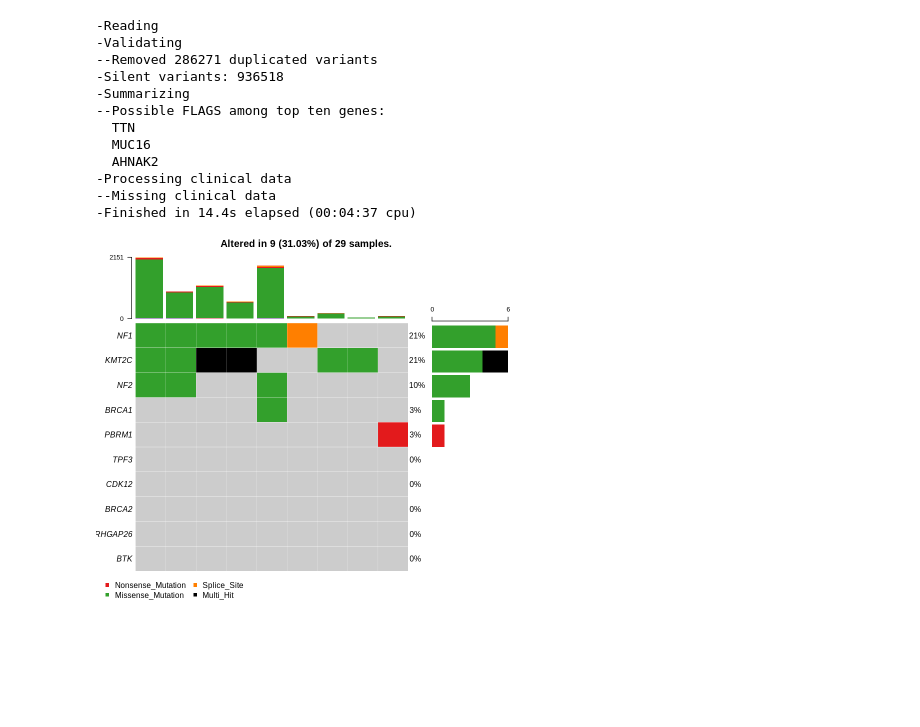
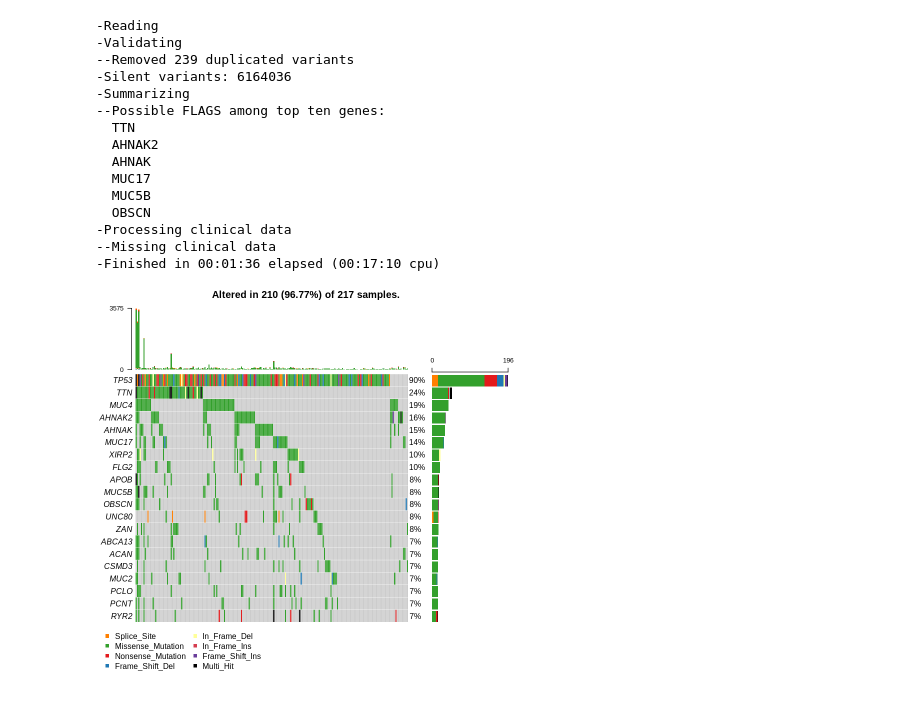
Before and after one commit to shahcompbio/wgs_qc_utils, a Jupyter notebook: wgs_qc_utils/plotter/oncoplot_code.ipynb, the cells around one changed output. Cells and saved outputs as stored; diff of their text form; code cells hidden in the pictures; blank space fills up the shorter version.

```diff
--- a/wgs_qc_utils/plotter/oncoplot_code.ipynb
+++ b/wgs_qc_utils/plotter/oncoplot_code.ipynb
@@ -1,4 +1,10 @@
 # %%
+# if (!requireNamespace("BiocManager", quietly = TRUE))
+#     install.packages("BiocManager")
+
+# BiocManager::install("ComplexHeatmap")
+
+library(ComplexHeatmap)
 library(maftools);
 library(R.utils);
 
@@ -7,30 +13,34 @@ apollo_maf = "/juno/work/shah/users/vatrtwaa/cbioportal_tools/example/apollo_out
 
 spectrum_maf = "/juno/work/shah/users/vatrtwaa/cbioportal_tools/example/diljot_outputs/data_mutations_extended.maf"
 
-spectrum_laml = read.maf(maf = spectrum_maf);
+# spectrum_laml = read.maf(maf = spectrum_maf);
 
-spectrum_data = read.csv(spectrum_maf, sep="\t")
+apollo_laml = read.maf(maf = apollo_maf);
 
 
-# apollo_laml = read.maf(maf = apollo_maf);
 
-# apollo_data = read.csv(apollo_maf, sep="\t")
+
+laml = apollo_laml
+data = apollo_laml@data
 # %% [output]
 -Reading
 -Validating
---Removed 286271 duplicated variants
--Silent variants: 936518
+--Removed 239 duplicated variants
+-Silent variants: 6164036
 -Summarizing
 --Possible FLAGS among top ten genes:
   TTN
-  MUC16
   AHNAK2
+  AHNAK
+  MUC17
+  MUC5B
+  OBSCN
 -Processing clinical data
 --Missing clinical data
--Finished in 14.4s elapsed (00:04:37 cpu)
+-Finished in 00:01:36 elapsed (00:17:10 cpu)
 # %%
 preset_genes =c("TPF3", "BRCA1", "CDK12", "NF1", "BRCA2", "RHGAP26", "BTK", "KMT2C", "NF2", "PBRM1")
 
-oncoplot(maf=spectrum_laml, genes=preset_genes)
+oncoplot(maf=laml, writeMatrix=TRUE)
 # %% [output]
-[figure, old version]
+[figure, new version]
```
Also changed, not shown: parts of 9 cells of this notebook.
